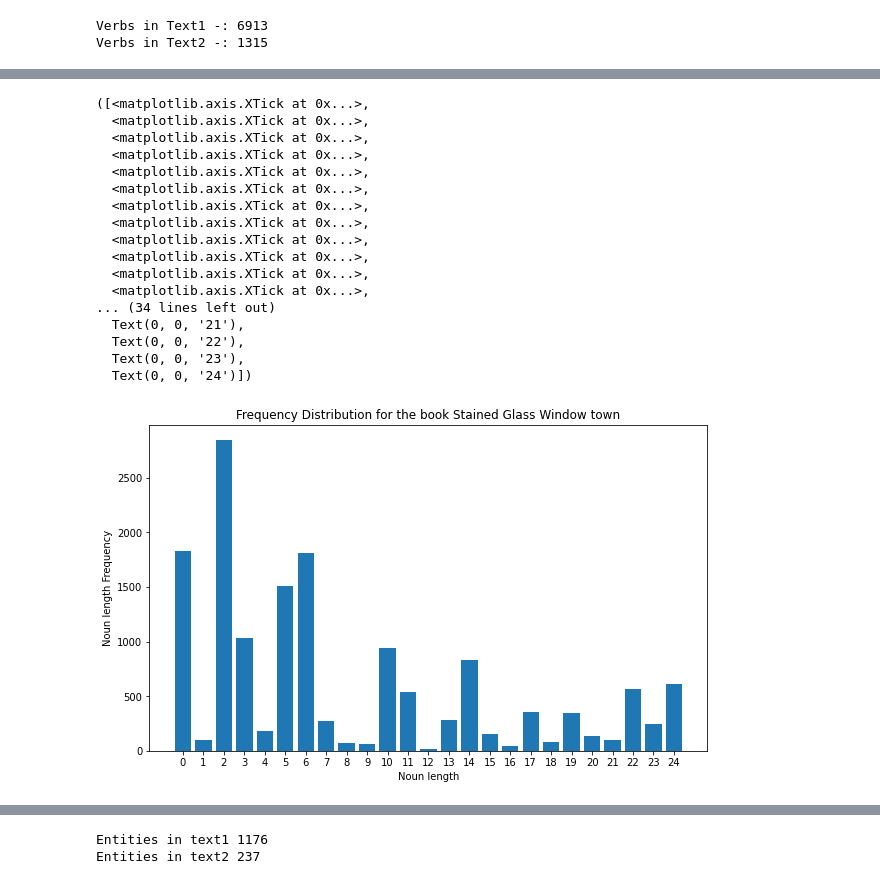
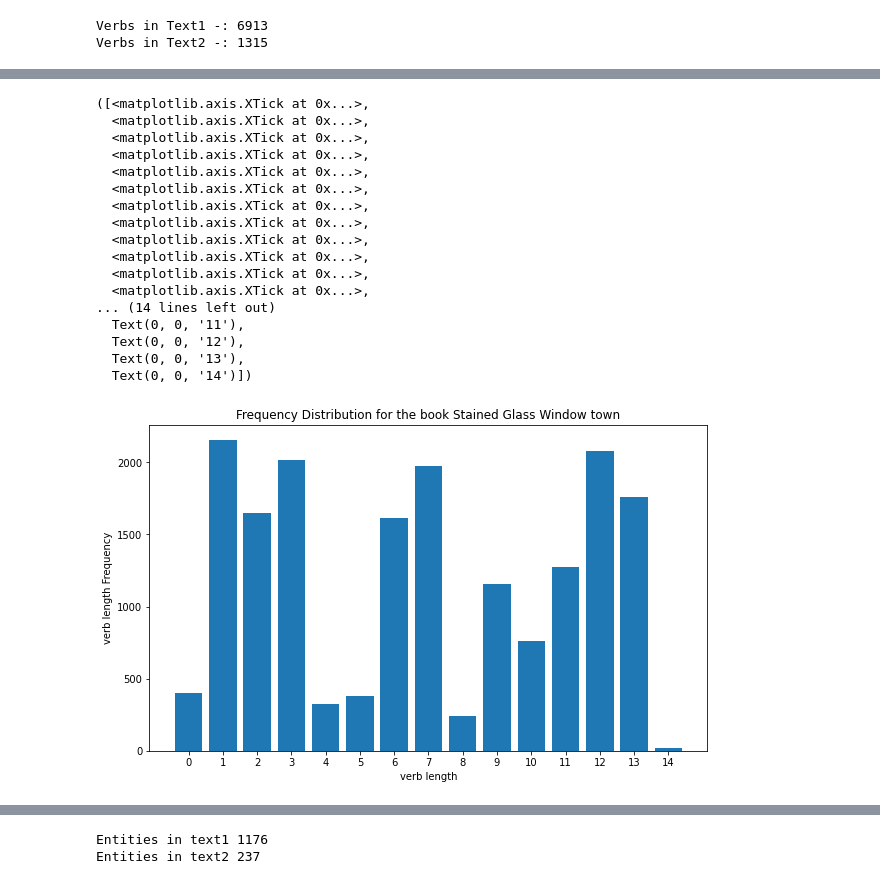
Before and after one commit to Devu-Goyal/NLP-Project-Round-1, a Jupyter notebook: NLP_round_2.ipynb, the cells around one changed output, grey strips where cells are left out. Saved outputs shown, nothing was run; the diff lists cells and outputs as text; code cells hidden in the pictures.

```diff
--- a/NLP_round_2.ipynb
+++ b/NLP_round_2.ipynb
@@ -255,29 +313,29 @@ plt.xticks(ticks, range(len(labels)))
 # %%
-labels, counts = np.unique(nounSet2,return_counts=True)
+labels, counts = np.unique(verbSet2,return_counts=True)
 ticks = range(len(counts))
 
 plt.figure(figsize=(10,6))
-plt.xlabel('Noun length')
-plt.ylabel('Noun length Frequency')
+plt.xlabel('verb length')
+plt.ylabel('verb length Frequency')
 plt.title('Frequency Distribution for the book Stained Glass Window town')
 plt.bar(ticks,counts, align='center')
 plt.xticks(ticks, range(len(labels)))
 # %% [output]
 ([<matplotlib.axis.XTick at 0x...>,
   <matplotlib.axis.XTick at 0x...>,
   <matplotlib.axis.XTick at 0x...>,
   <matplotlib.axis.XTick at 0x...>,
   <matplotlib.axis.XTick at 0x...>,
   <matplotlib.axis.XTick at 0x...>,
   <matplotlib.axis.XTick at 0x...>,
   <matplotlib.axis.XTick at 0x...>,
   <matplotlib.axis.XTick at 0x...>,
   <matplotlib.axis.XTick at 0x...>,
   <matplotlib.axis.XTick at 0x...>,
   <matplotlib.axis.XTick at 0x...>,
-... (34 lines left out)
-  Text(0, 0, '21'),
-  Text(0, 0, '22'),
-  Text(0, 0, '23'),
-  Text(0, 0, '24')])
+... (14 lines left out)
+  Text(0, 0, '11'),
+  Text(0, 0, '12'),
+  Text(0, 0, '13'),
+  Text(0, 0, '14')])
-[figure, old version]
+[figure, new version]
```
Also changed, not shown: parts of 6 cells of this notebook.
